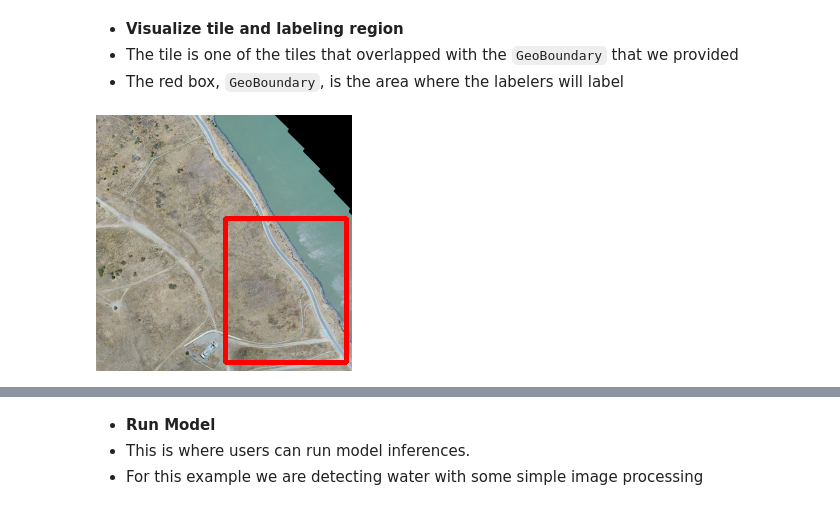
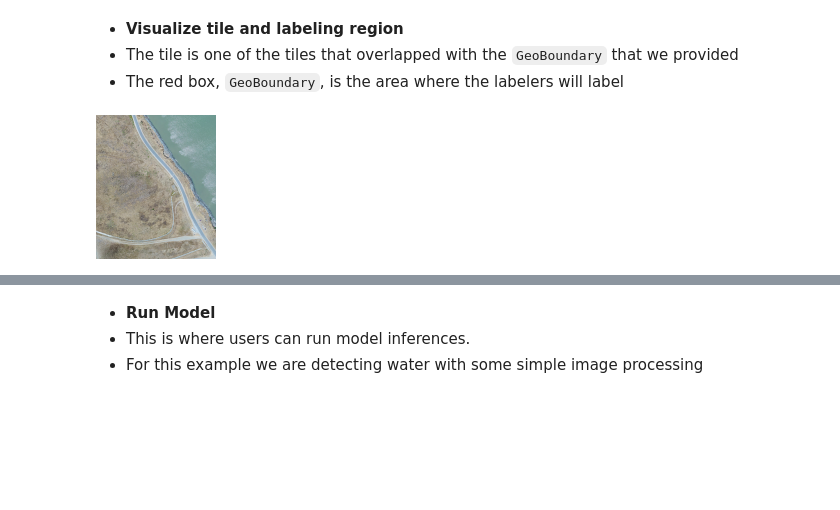
Before and after one commit to Labelbox/labelbox-python, a Jupyter notebook: examples/model_assisted_labeling/tiled_imagery_mal.ipynb, the cells around one changed output, grey strips where cells are left out. Saved outputs shown, nothing was run; the diff lists cells and outputs as text; code cells hidden in the pictures; blank space fills up the shorter version.

Commit message:
update to tiled iamge mal notebook

```diff
--- a/examples/model_assisted_labeling/tiled_imagery_mal.ipynb
+++ b/examples/model_assisted_labeling/tiled_imagery_mal.ipynb
@@ -181,11 +141,8 @@ def visualize(image : np.ndarray, min_x : int, min_y : int, max_x : int, max_y :
 * The tile is one of the tiles that overlapped with the `GeoBoundary` that we provided
 * The red box, `GeoBoundary`, is the area where the labelers will label
 # %%
-# Visualize the region of interest in the larger tile
-zoom = 17
-tile = next(tile_generator(bounds, zoom))
-image = get_image(tile, img_info['tileLayerUrl'])
-(min_x, min_y, max_x, max_y), intersection =  get_bounds_for_tile(bounds, tile)
-visualize(image.copy(), min_y, min_x, max_y, max_x)
+# # Visualize the region of interest in the larger tile
+image = tiled_image_data.value
+Image.fromarray(image)
 # %% [output]
-[figure, old version]
+[figure, new version]
```
Also changed, not shown: parts of 19 cells of this notebook, 1 other file.
